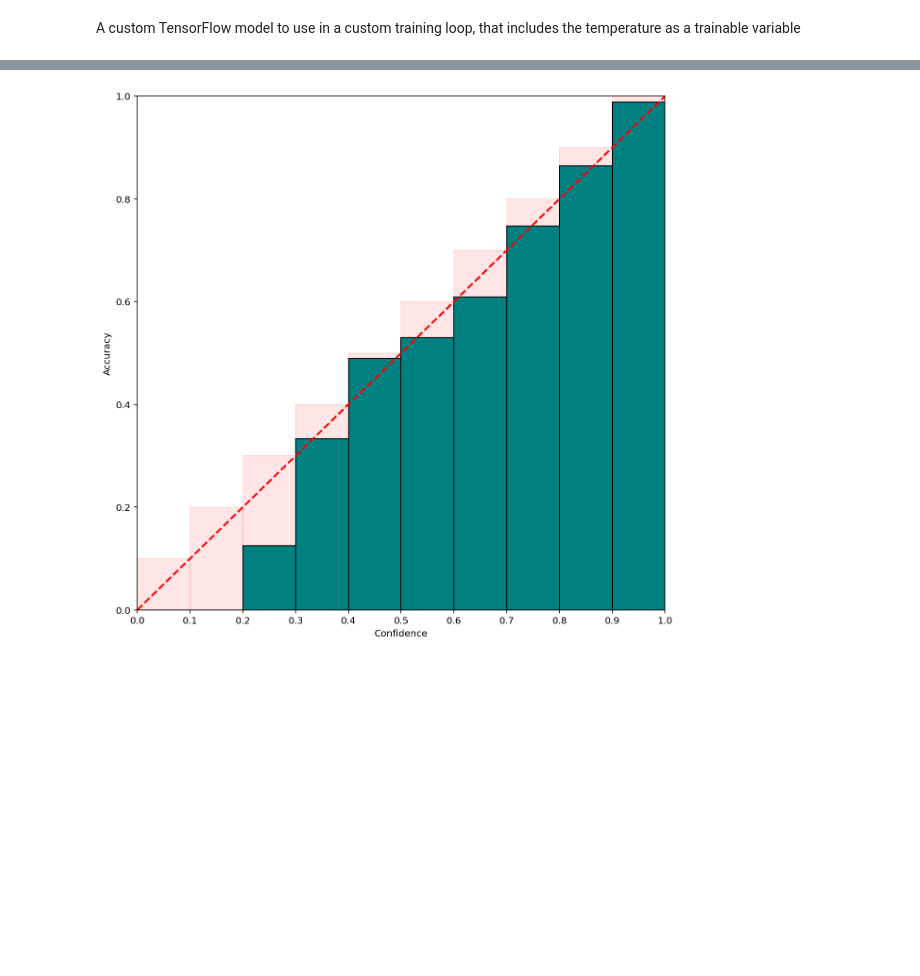
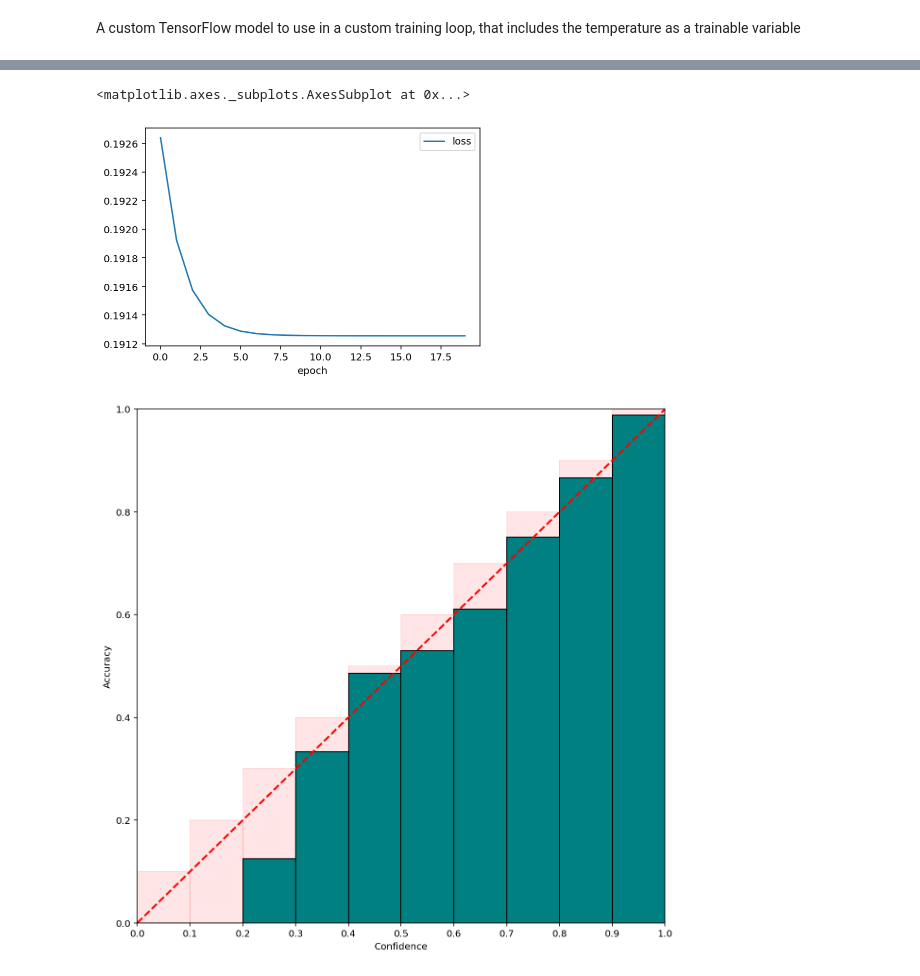
Before and after one commit to ismailuddin/temperature-scaling, a Jupyter notebook: notebooks/Step2-Temperature-scaling.ipynb, the cells around one changed output, grey strips where cells are left out. Drawn from its saved outputs; the diff is of its cells as text; code cells hidden in the pictures; blank space fills up the shorter version.

```diff
--- a/notebooks/Step2-Temperature-scaling.ipynb
+++ b/notebooks/Step2-Temperature-scaling.ipynb
@@ -248,3 +265,8 @@ for epoch in tqdm(range(N_EPOCHS)):
+# %%
+history.groupby("epoch").mean().plot(y="loss")
+# %% [output]
+<matplotlib.axes._subplots.AxesSubplot at 0x...>
+[figure, added]
 # %%
 calibrated_model = tf.keras.models.Sequential(
     [model, TemperatureScaledSoftMax(temperature=calibration_model.temperature.numpy())]
```
Also changed, not shown: parts of 6 cells of this notebook.
